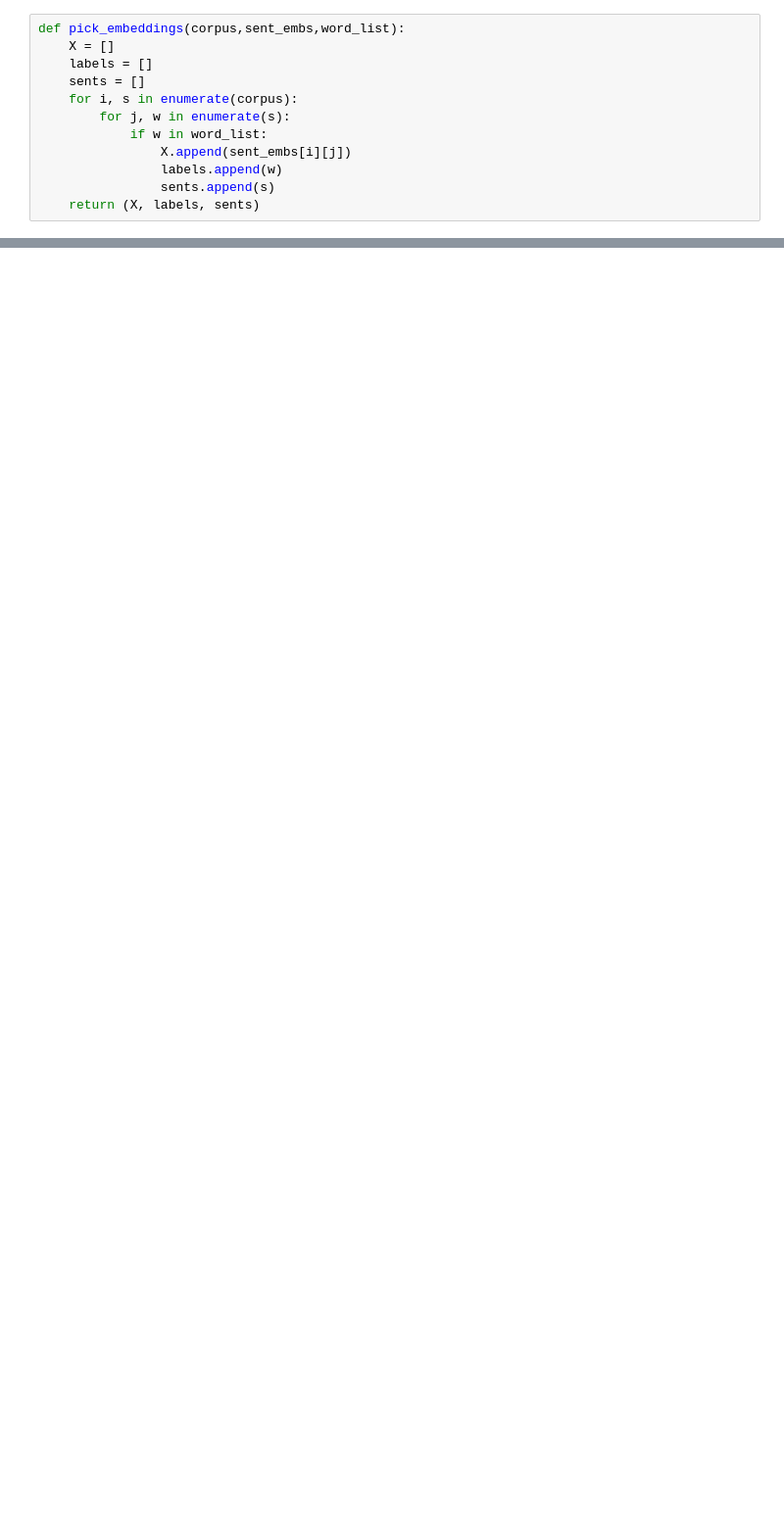
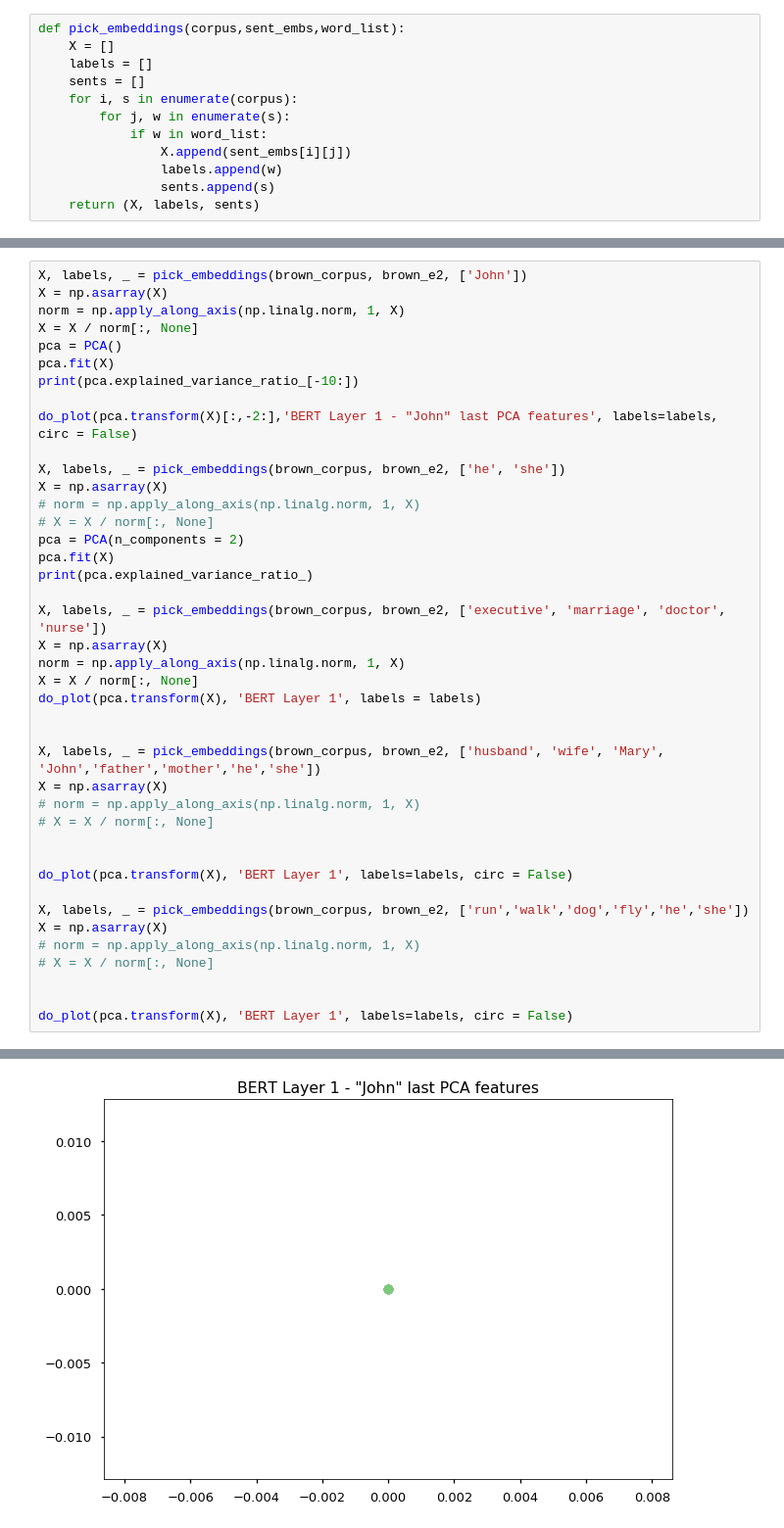
Before and after one commit to chetan-parthiban/Conceptors, a Jupyter notebook: BERT_Cosine_Similarity.ipynb, the cells around one changed output, grey strips where cells are left out. Shown at 98% size. Saved outputs shown, nothing was run; the diff lists cells and outputs as text; blank space fills up the shorter version.

```diff
--- a/BERT_Cosine_Similarity.ipynb
+++ b/BERT_Cosine_Similarity.ipynb
@@ -162,0 +214,42 @@ do_plot(pca.transform(X), 'PCA', labels=labels, circ = False)
+# %%
+X, labels, _ = pick_embeddings(brown_corpus, brown_e2, ['John'])
+X = np.asarray(X)
+norm = np.apply_along_axis(np.linalg.norm, 1, X)
+X = X / norm[:, None]
+pca = PCA()
+pca.fit(X)
+print(pca.explained_variance_ratio_[-10:])
+
+do_plot(pca.transform(X)[:,-2:],'BERT Layer 1 - "John" last PCA features', labels=labels, circ = False)
+
+X, labels, _ = pick_embeddings(brown_corpus, brown_e2, ['he', 'she'])
+X = np.asarray(X)
+# norm = np.apply_along_axis(np.linalg.norm, 1, X)
+# X = X / norm[:, None]
+pca = PCA(n_components = 2)
+pca.fit(X)
+print(pca.explained_variance_ratio_)
+
+X, labels, _ = pick_embeddings(brown_corpus, brown_e2, ['executive', 'marriage', 'doctor', 'nurse'])
+X = np.asarray(X)
+norm = np.apply_along_axis(np.linalg.norm, 1, X)
+X = X / norm[:, None]
+do_plot(pca.transform(X), 'BERT Layer 1', labels = labels)
+
+
+X, labels, _ = pick_embeddings(brown_corpus, brown_e2, ['husband', 'wife', 'Mary', 'John','father','mother','he','she'])
+X = np.asarray(X)
+# norm = np.apply_along_axis(np.linalg.norm, 1, X)
+# X = X / norm[:, None]
+
+
+do_plot(pca.transform(X), 'BERT Layer 1', labels=labels, circ = False)
+
+X, labels, _ = pick_embeddings(brown_corpus, brown_e2, ['run','walk','dog','fly','he','she'])
+X = np.asarray(X)
+# norm = np.apply_along_axis(np.linalg.norm, 1, X)
+# X = X / norm[:, None]
+
+
+do_plot(pca.transform(X), 'BERT Layer 1', labels=labels, circ = False)
+# %% [output]
@@ -162,0 +260 @@ do_plot(pca.transform(X), 'PCA', labels=labels, circ = False)
+[figure, added]
```
Also changed, not shown: parts of 9 cells of this notebook.
